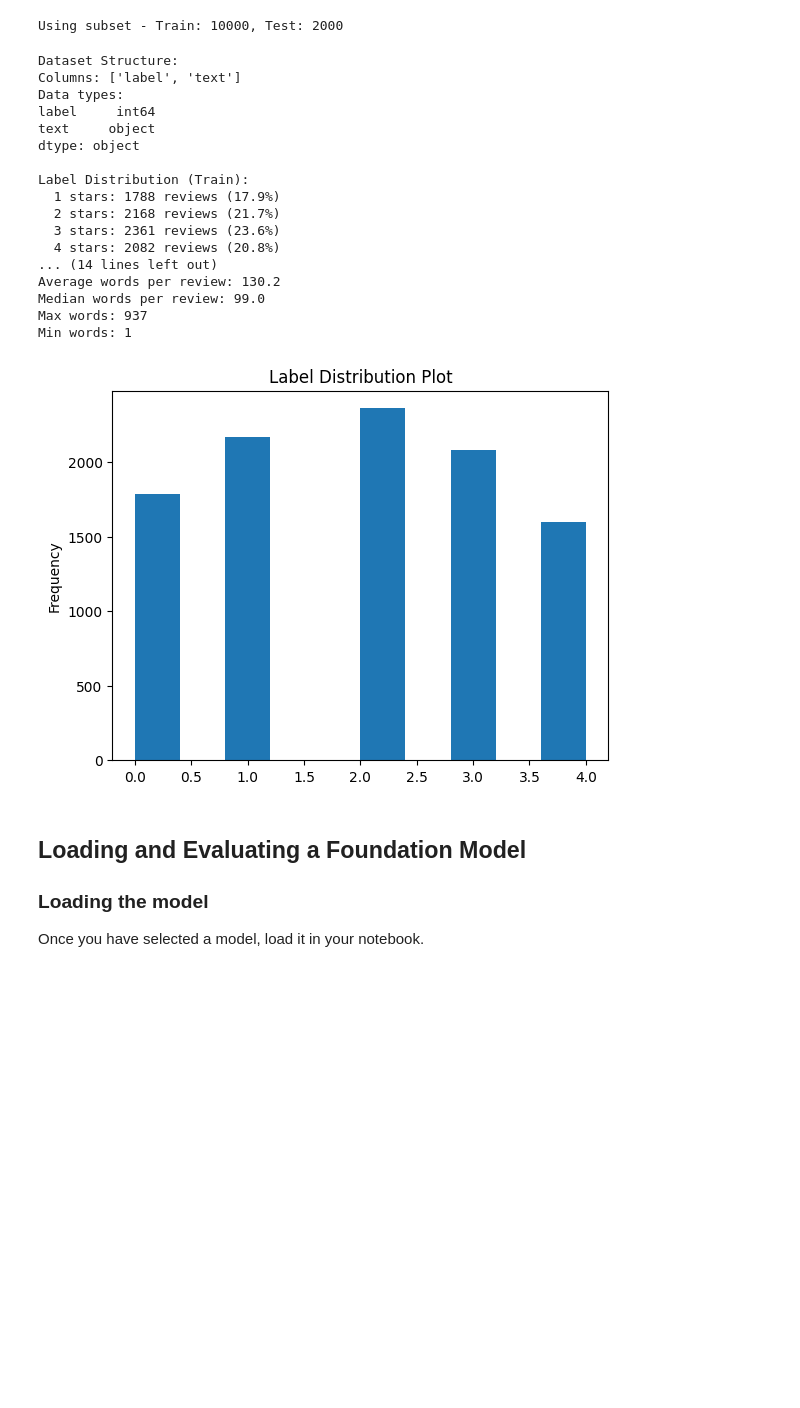
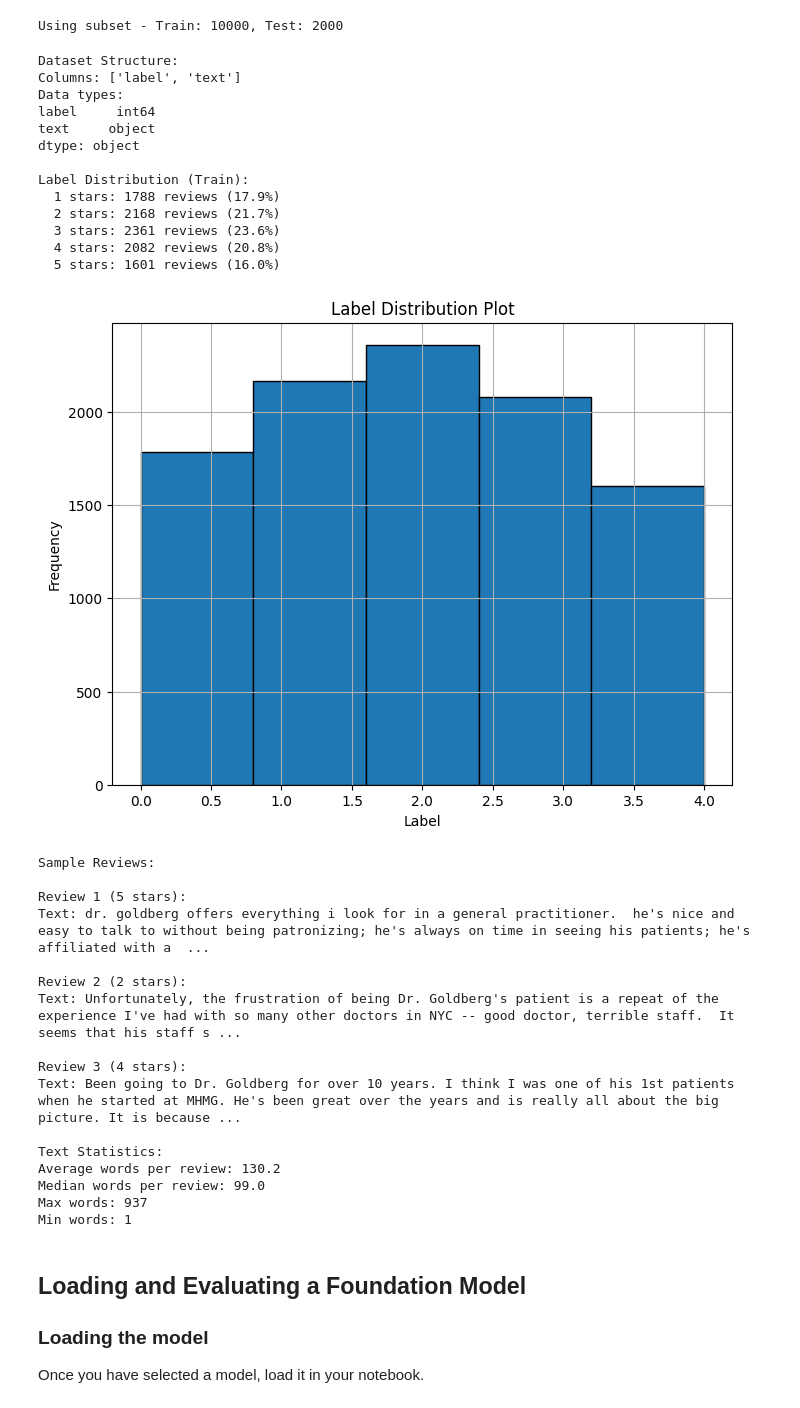
Before and after one commit to ChristopherDaigle/ud_genai_nd, a Jupyter notebook: 1_gen_ai_fundamentals/2_foundation_models/3_peft_project.ipynb, the cells around one changed output. Saved outputs shown, nothing was run; the diff lists cells and outputs as text; code cells hidden in the pictures; blank space fills up the shorter version.

```diff
--- a/1_gen_ai_fundamentals/2_foundation_models/3_peft_project.ipynb
+++ b/1_gen_ai_fundamentals/2_foundation_models/3_peft_project.ipynb
@@ -284,41 +284,58 @@ print(f"Data types:\n{train_df.dtypes}")
 
 print("\nLabel Distribution (Train):")
 label_counts = train_df['label'].value_counts().sort_index()
 for label, count in label_counts.items():
     print(f"  {label + 1} stars: {count} reviews ({count/len(train_df)*100:.1f}%)")
-    # Introduce bar plot from seaborn
-train_df["label"].plot(kind="hist", title="Label Distribution Plot")
+
+plt.figure(figsize=(8, 6))
+train_df["label"].hist(bins=5, edgecolor='black')
+plt.title("Label Distribution Plot")
+plt.xlabel("Label")
+plt.ylabel("Frequency")
+plt.show()
 
 print("\nSample Reviews:")
 for i in range(3):
     print(f"\nReview {i+1} ({train_df.iloc[i]['label'] + 1} stars):")
     print(f"Text: {train_df.iloc[i]['text'][:200]}...")
 
 print(f"\nText Statistics:")
 text_lengths = [len(text.split()) for text in train_df['text']]
 print(f"Average words per review: {np.mean(text_lengths):.1f}")
 print(f"Median words per review: {np.median(text_lengths):.1f}")
 print(f"Max words: {np.max(text_lengths)}")
 print(f"Min words: {np.min(text_lengths)}")
 # %% [output]
 Dataset Structure:
 Columns: ['label', 'text']
 Data types:
 label     int64
 text     object
 dtype: object
 
 Label Distribution (Train):
   1 stars: 1788 reviews (17.9%)
   2 stars: 2168 reviews (21.7%)
   3 stars: 2361 reviews (23.6%)
   4 stars: 2082 reviews (20.8%)
-... (14 lines left out)
-Average words per review: 130.2
-Median words per review: 99.0
-Max words: 937
-Min words: 1
+  5 stars: 1601 reviews (16.0%)
-[figure, old version]
+[figure, new version]
+Sample Reviews:
+
+Review 1 (5 stars):
+Text: dr. goldberg offers everything i look for in a general practitioner.  he's nice and easy to talk to without being patronizing; he's always on time in seeing his patients; he's affiliated with a  ...
+
+Review 2 (2 stars):
+Text: Unfortunately, the frustration of being Dr. Goldberg's patient is a repeat of the experience I've had with so many other doctors in NYC -- good doctor, terrible staff.  It seems that his staff s ...
+
+Review 3 (4 stars):
+Text: Been going to Dr. Goldberg for over 10 years. I think I was one of his 1st patients when he started at MHMG. He's been great over the years and is really all about the big picture. It is because ...
+
+Text Statistics:
+Average words per review: 130.2
+Median words per review: 99.0
+Max words: 937
+Min words: 1
 # %% [markdown]
 ## Loading and Evaluating a Foundation Model
 
```
Also changed, not shown: parts of 5 cells of this notebook.
